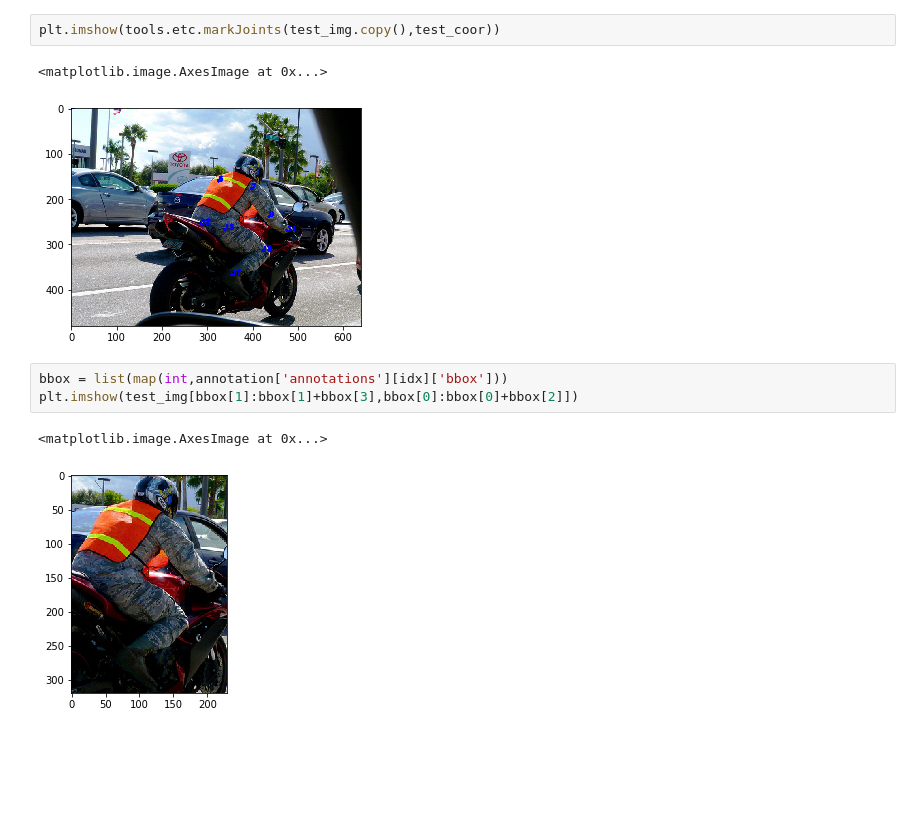
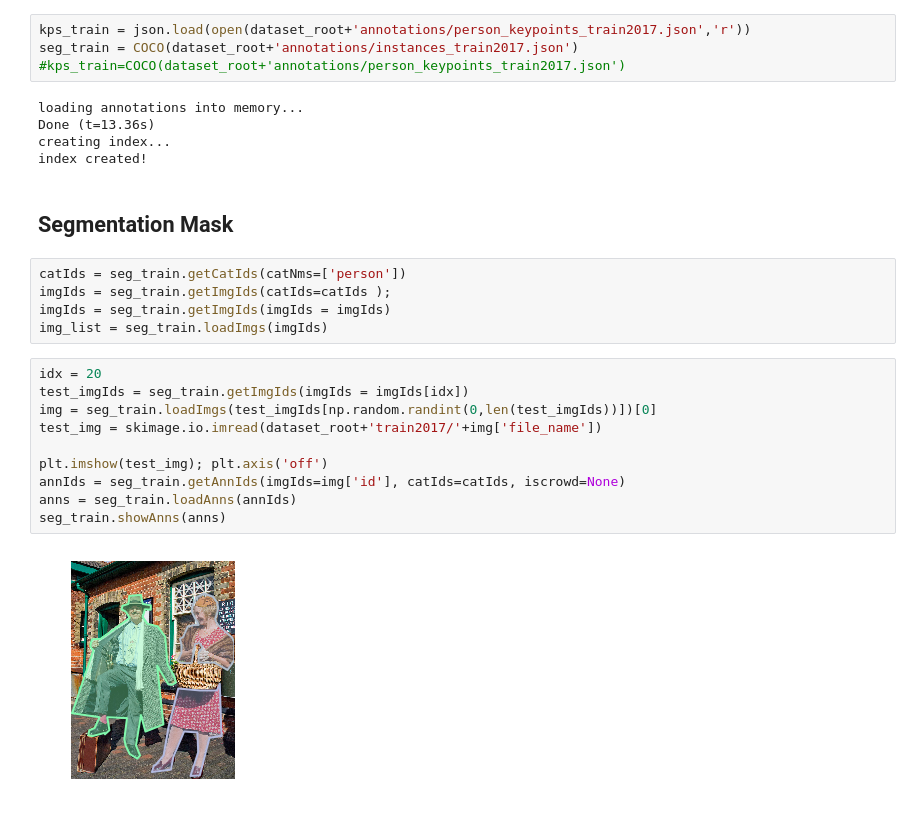
Before and after one commit to Hahnnz/My_Codes_Storage, a Jupyter notebook: Example_codes/coco_dataset_example.ipynb, the cells around one changed output. Cells and saved outputs as stored; diff of their text form; blank space fills up the shorter version.

Commit message:
update able to extrack masks from coco json

```diff
--- a/Example_codes/coco_dataset_example.ipynb
+++ b/Example_codes/coco_dataset_example.ipynb
@@ -21,11 +13,28 @@ plt.imshow(test_img)
-# %%
-plt.imshow(tools.etc.markJoints(test_img.copy(),test_coor))
-# %% [output]
-<matplotlib.image.AxesImage at 0x...>
-[figure, removed]
-# %%
-bbox = list(map(int,annotation['annotations'][idx]['bbox']))
-plt.imshow(test_img[bbox[1]:bbox[1]+bbox[3],bbox[0]:bbox[0]+bbox[2]])
-# %% [output]
-<matplotlib.image.AxesImage at 0x...>
-[figure, removed]
+# %%
+kps_train = json.load(open(dataset_root+'annotations/person_keypoints_train2017.json','r'))
+seg_train = COCO(dataset_root+'annotations/instances_train2017.json')
+#kps_train=COCO(dataset_root+'annotations/person_keypoints_train2017.json')
+# %% [output]
+loading annotations into memory...
+Done (t=13.36s)
+creating index...
+index created!
+# %% [markdown]
+## Segmentation Mask
+# %%
+catIds = seg_train.getCatIds(catNms=['person'])
+imgIds = seg_train.getImgIds(catIds=catIds );
+imgIds = seg_train.getImgIds(imgIds = imgIds)
+img_list = seg_train.loadImgs(imgIds)
+# %%
+idx = 20
+test_imgIds = seg_train.getImgIds(imgIds = imgIds[idx])
+img = seg_train.loadImgs(test_imgIds[np.random.randint(0,len(test_imgIds))])[0]
+test_img = skimage.io.imread(dataset_root+'train2017/'+img['file_name'])
+
+plt.imshow(test_img); plt.axis('off')
+annIds = seg_train.getAnnIds(imgIds=img['id'], catIds=catIds, iscrowd=None)
+anns = seg_train.loadAnns(annIds)
+seg_train.showAnns(anns)
+# %% [output]
+[figure, added]
```
Also changed, not shown: parts of 5 cells of this notebook.
